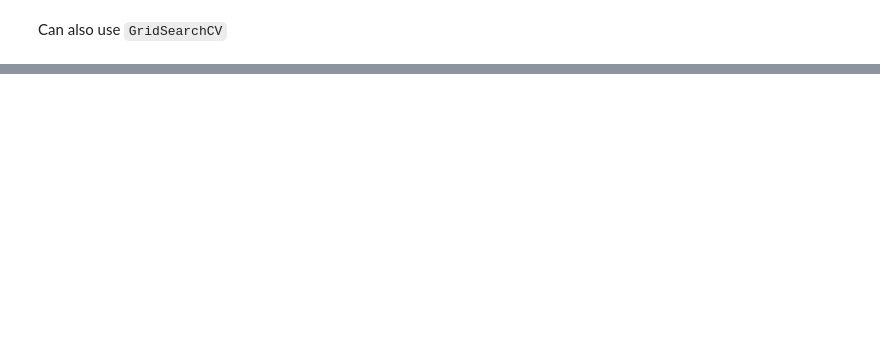
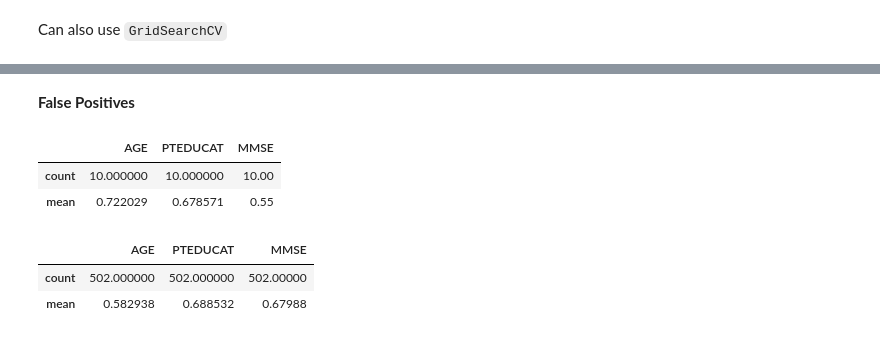
Before and after one commit to grantgasser/Alzheimers-Prediction, a Jupyter notebook: Refactored_Approach_2023.ipynb, the cells around one changed output, grey strips where cells are left out. Cells and saved outputs as stored; diff of their text form; code cells hidden in the pictures; blank space fills up the shorter version.

```diff
--- a/Refactored_Approach_2023.ipynb
+++ b/Refactored_Approach_2023.ipynb
@@ -498,0 +520,5 @@ Test weighted F1 score:  0.6142716424631318
+# %%
+thresh = 0.1
+
+probs = gb.predict_proba(X_test)[:,1]
+y_pred = (probs > thresh).astype(int)
@@ -498,0 +549,19 @@ Test weighted F1 score:  0.6142716424631318
+# %%
+y_missed = y_pred != y_test
+X_missed = X_test[y_missed]
+
+# in case needed
+missed_idx = X_missed.index
+
+y_test_missed = y_test[y_missed]
+y_pred_missed = y_pred[y_missed]
+y_probs_missed = probs[y_missed]
+# %%
+y_test_missed = y_test_missed.reset_index(drop=True).rename('y_true')
+y_probs_missed = pd.Series(y_probs_missed).reset_index(drop=True).rename('y_probs')
+y_pred_missed = pd.Series(y_pred_missed).reset_index(drop=True).rename('y_pred')
+
+y_concat = pd.concat([y_test_missed, y_probs_missed, y_pred_missed], axis=1)
+X_missed = pd.concat([X_missed.reset_index(drop=True), y_concat], axis=1)
+
+X_missed
@@ -498,0 +584,18 @@ Test weighted F1 score:  0.6142716424631318
+# %%
+fps = X_missed[(X_missed['y_true'] == 0) & (X_missed['y_pred'] == 1)]
+fns = X_missed[(X_missed['y_true'] == 1) & (X_missed['y_pred'] == 0)]
+# %% [markdown]
+**False Positives**
+# %%
+# Analyze distribution of numerical values of FPs
+fps[numerical_vars].describe()[:2]
+# %% [output]
+|  | AGE | PTEDUCAT | MMSE |
+| count | 10.000000 | 10.000000 | 10.00 |
+| mean | 0.722029 | 0.678571 | 0.55 |
+# %%
+X_train[numerical_vars].describe()[:2]
+# %% [output]
+|  | AGE | PTEDUCAT | MMSE |
+| count | 502.000000 | 502.000000 | 502.00000 |
+| mean | 0.582938 | 0.688532 | 0.67988 |
```
Also changed, not shown: parts of 37 cells of this notebook.
